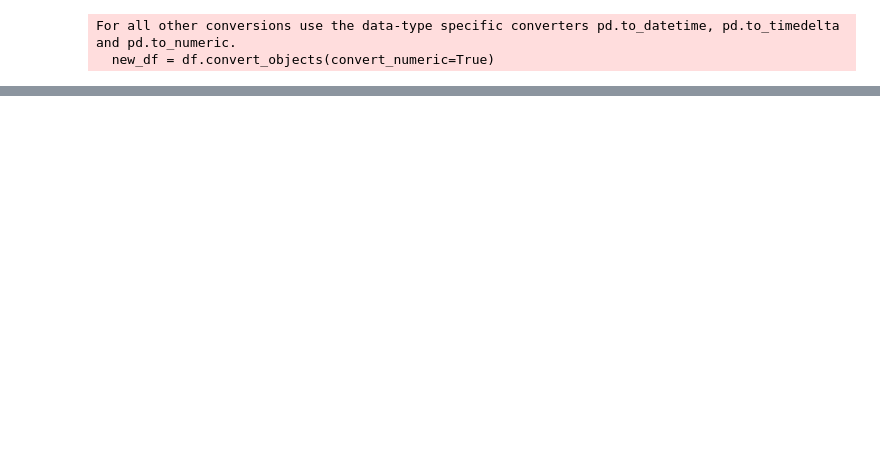
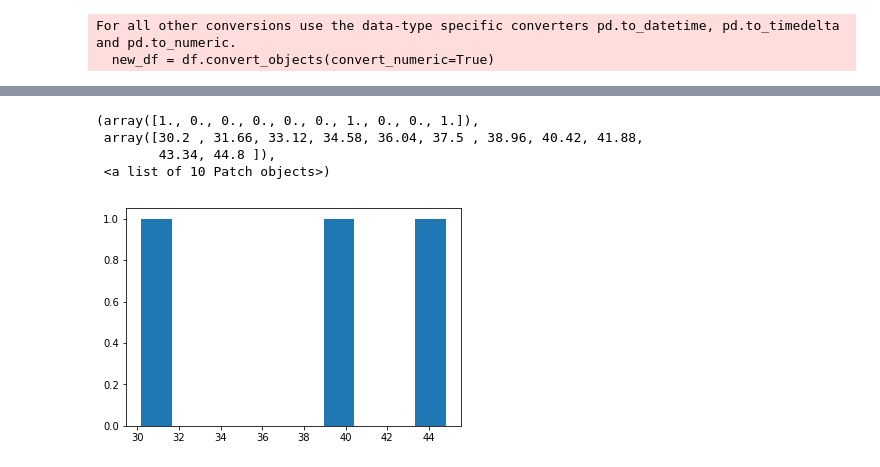
Before and after one commit to deepakchandi/clutch-baller, a Jupyter notebook: clutch.ipynb, the cells around one changed output, grey strips where cells are left out. Drawn from its saved outputs; the diff is of its cells as text; code cells hidden in the pictures; blank space fills up the shorter version.

```diff
--- a/clutch.ipynb
+++ b/clutch.ipynb
@@ -67,0 +127,8 @@ n = y[(y['clutch_all_shots']==True) | (y['clutch_2pt']==True) | (y['clutch_3pt']
+# %%
+plt.hist(x=d.iloc[0])
+# %% [output]
+(array([1., 0., 0., 0., 0., 0., 1., 0., 0., 1.]),
+ array([30.2 , 31.66, 33.12, 34.58, 36.04, 37.5 , 38.96, 40.42, 41.88,
+        43.34, 44.8 ]),
+ <a list of 10 Patch objects>)
+[figure, added]
```
Also changed, not shown: parts of 10 cells of this notebook, 2 other files.
